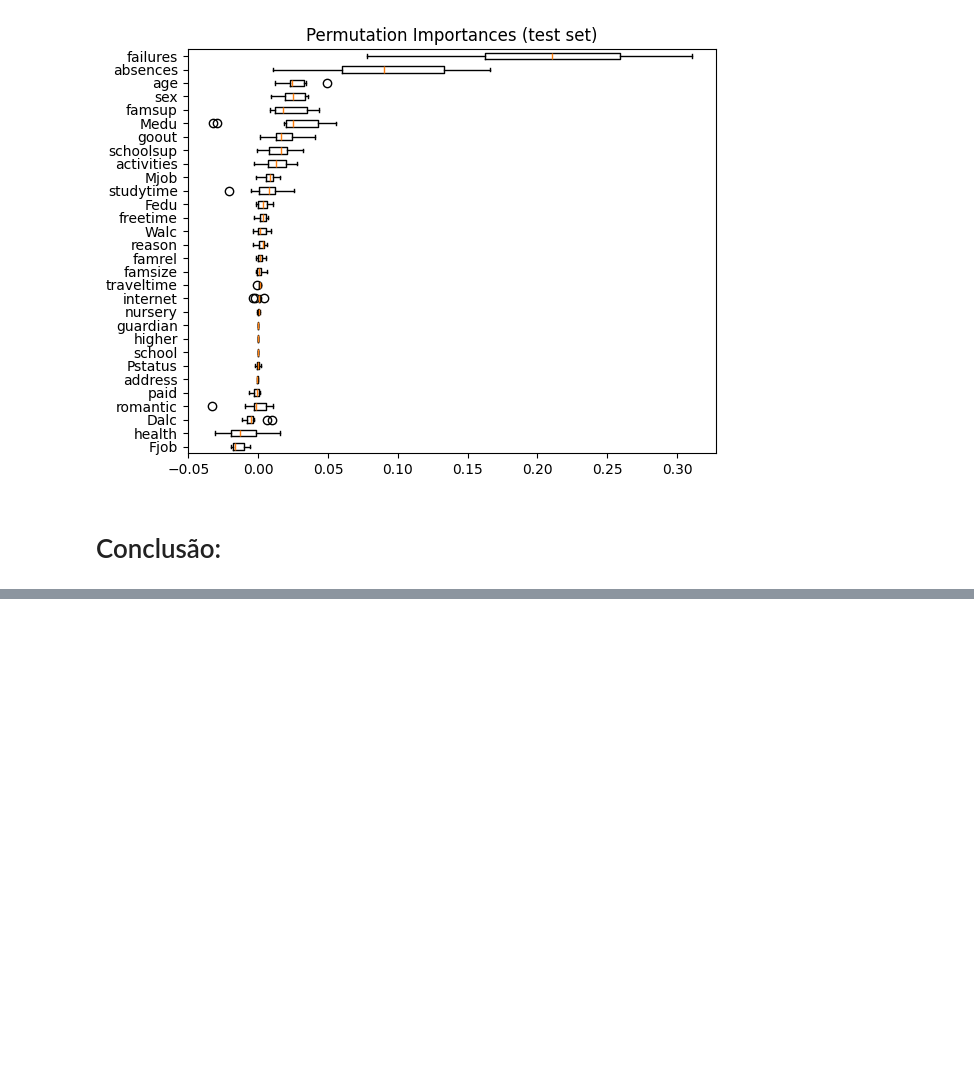
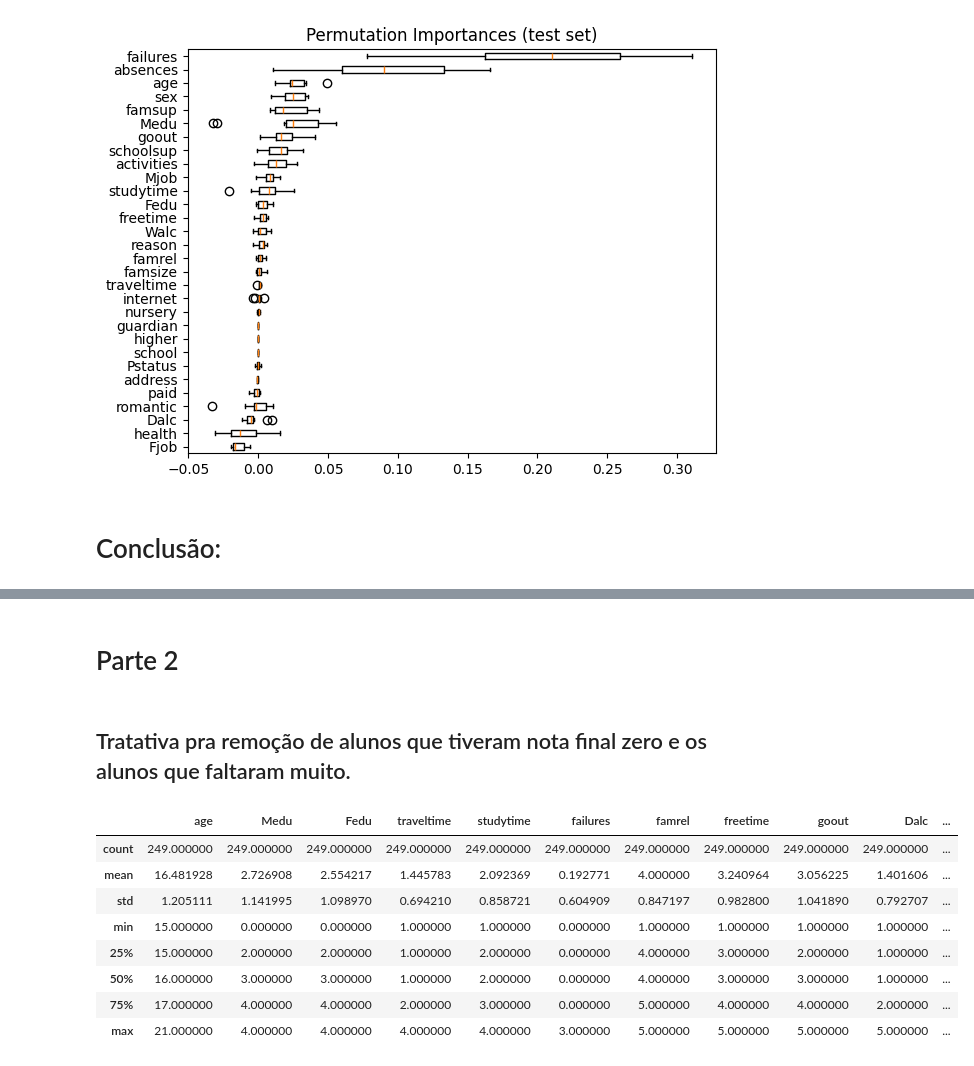
Before and after one commit to nicolasyassuda/machine-learning-project, a Jupyter notebook: projeto.ipynb, the cells around one changed output, grey strips where cells are left out. Drawn from its saved outputs; the diff is of its cells as text; code cells hidden in the pictures; blank space fills up the shorter version.

```diff
--- a/projeto.ipynb
+++ b/projeto.ipynb
@@ -590,0 +601,4 @@ Com base nos resultados apr
+# %% [markdown]
+# Parte 2
+# %% [markdown]
+## Tratativa pra remoção de alunos que tiveram nota final zero e os alunos que faltaram muito.
@@ -590,0 +661,13 @@ Com base nos resultados apr
+# %%
+X,y = load_data()
+X.describe()
+# %% [output]
+|  | age | Medu | Fedu | traveltime | studytime | failures | famrel | freetime | goout | Dalc | ... |
+| count | 249.000000 | 249.000000 | 249.000000 | 249.000000 | 249.000000 | 249.000000 | 249.000000 | 249.000000 | 249.000000 | 249.000000 | ... |
+| mean | 16.481928 | 2.726908 | 2.554217 | 1.445783 | 2.092369 | 0.192771 | 4.000000 | 3.240964 | 3.056225 | 1.401606 | ... |
+| std | 1.205111 | 1.141995 | 1.098970 | 0.694210 | 0.858721 | 0.604909 | 0.847197 | 0.982800 | 1.041890 | 0.792707 | ... |
+| min | 15.000000 | 0.000000 | 0.000000 | 1.000000 | 1.000000 | 0.000000 | 1.000000 | 1.000000 | 1.000000 | 1.000000 | ... |
+| 25% | 15.000000 | 2.000000 | 2.000000 | 1.000000 | 2.000000 | 0.000000 | 4.000000 | 3.000000 | 2.000000 | 1.000000 | ... |
+| 50% | 16.000000 | 3.000000 | 3.000000 | 1.000000 | 2.000000 | 0.000000 | 4.000000 | 3.000000 | 3.000000 | 1.000000 | ... |
+| 75% | 17.000000 | 4.000000 | 4.000000 | 2.000000 | 3.000000 | 0.000000 | 5.000000 | 4.000000 | 4.000000 | 2.000000 | ... |
+| max | 21.000000 | 4.000000 | 4.000000 | 4.000000 | 4.000000 | 3.000000 | 5.000000 | 5.000000 | 5.000000 | 5.000000 | ... |
```
Also changed, not shown: parts of 17 cells of this notebook.
